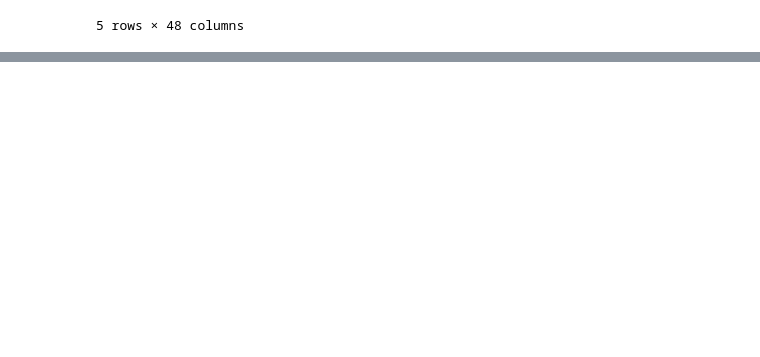
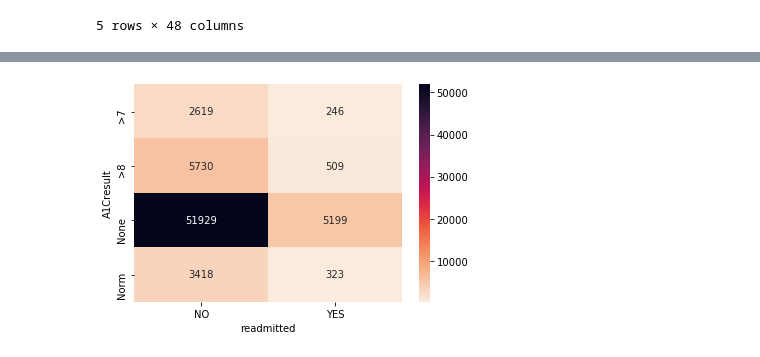
Before and after one commit to chinmaymokashicm/diabetes_us_130, a Jupyter notebook: descriptive.ipynb, the cells around one changed output, grey strips where cells are left out. Drawn from its saved outputs; the diff is of its cells as text; code cells hidden in the pictures; blank space fills up the shorter version.

```diff
--- a/descriptive.ipynb
+++ b/descriptive.ipynb
@@ -19,0 +58,6 @@ len(df.index)
+# %%
+df_crosstab = pd.crosstab(df.A1Cresult, df.readmitted, margins=False)
+sns.heatmap(df_crosstab, cmap="rocket_r", annot=True, fmt="g")
+plt.show()
+# %% [output]
+[figure, added]
```
Also changed, not shown: parts of 4 cells of this notebook, 1 other file.
